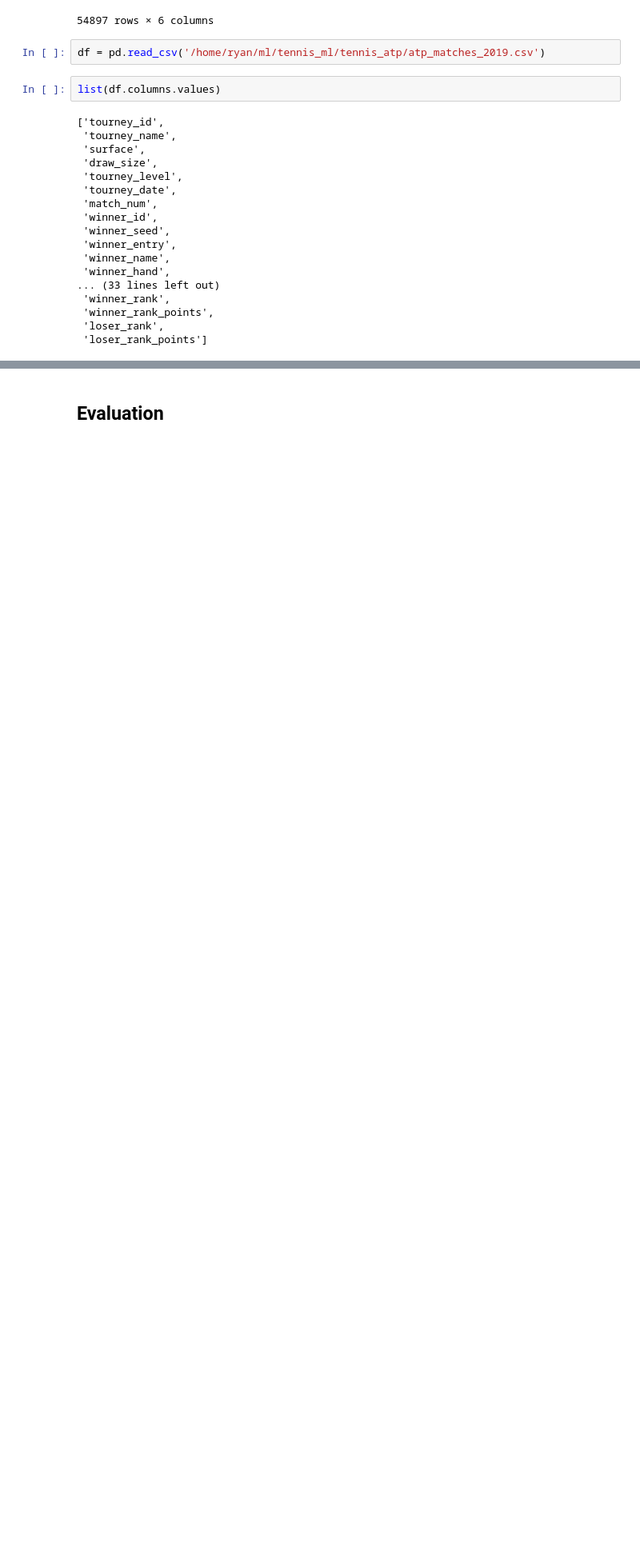
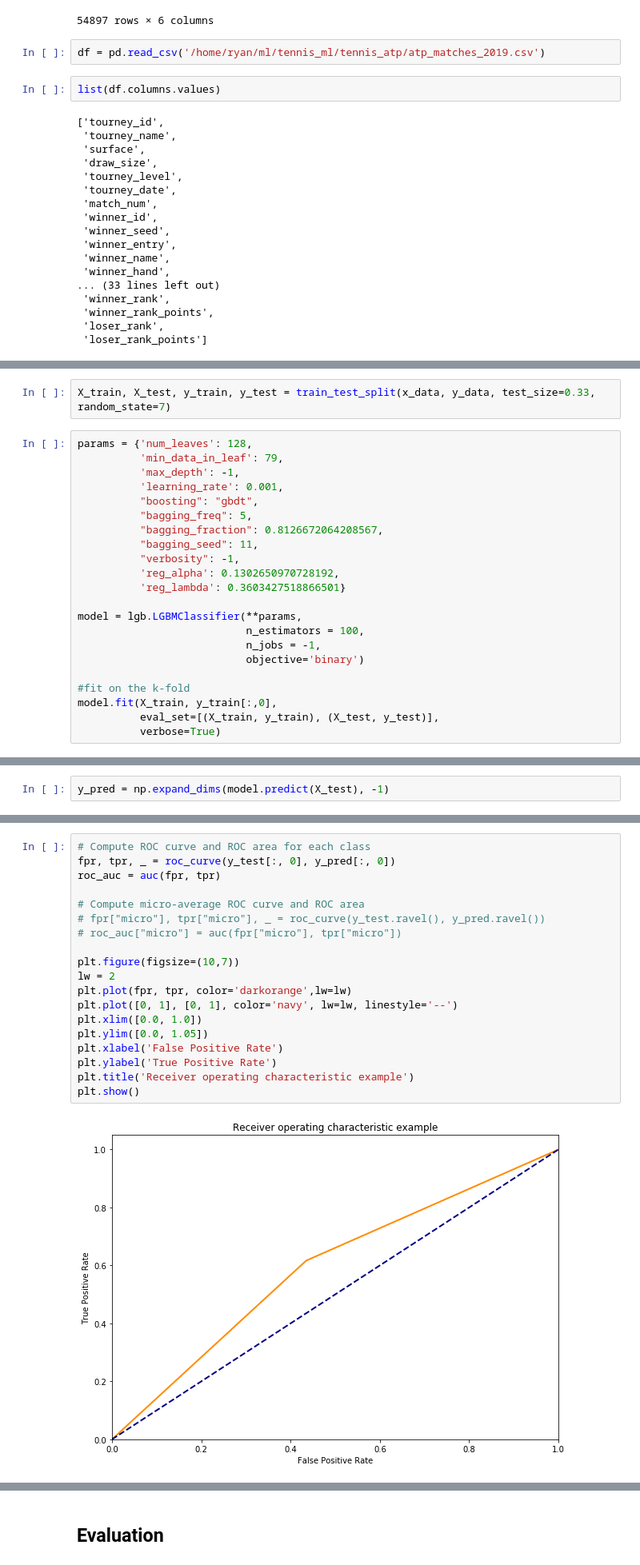
Before and after one commit to rrichards7/tennis-ml, a Jupyter notebook: notebooks/tennis_ml.ipynb, the cells around one changed output, grey strips where cells are left out. Shown at 80% size. Cells and saved outputs as stored; diff of their text form; blank space fills up the shorter version.

Commit message:
major preproc updates and model development work

```diff
--- a/notebooks/tennis_ml.ipynb
+++ b/notebooks/tennis_ml.ipynb
@@ -171,0 +257,24 @@ def extract_stats(df, segments, features):
+# %%
+X_train, X_test, y_train, y_test = train_test_split(x_data, y_data, test_size=0.33, random_state=7)
+# %%
+params = {'num_leaves': 128,
+          'min_data_in_leaf': 79,
+          'max_depth': -1,
+          'learning_rate': 0.001,
+          "boosting": "gbdt",
+          "bagging_freq": 5,
+          "bagging_fraction": 0.8126672064208567,
+          "bagging_seed": 11,
+          "verbosity": -1,
+          'reg_alpha': 0.1302650970728192,
+          'reg_lambda': 0.3603427518866501}
+
+model = lgb.LGBMClassifier(**params,
+                           n_estimators = 100,
+                           n_jobs = -1,
+                           objective='binary')
+
+#fit on the k-fold
+model.fit(X_train, y_train[:,0],
+          eval_set=[(X_train, y_train), (X_test, y_test)],
+          verbose=True)
@@ -171,0 +308,2 @@ def extract_stats(df, segments, features):
+# %%
+y_pred = np.expand_dims(model.predict(X_test), -1)
@@ -171,0 +314,21 @@ def extract_stats(df, segments, features):
+# %%
+# Compute ROC curve and ROC area for each class
+fpr, tpr, _ = roc_curve(y_test[:, 0], y_pred[:, 0])
+roc_auc = auc(fpr, tpr)
+
+# Compute micro-average ROC curve and ROC area
+# fpr["micro"], tpr["micro"], _ = roc_curve(y_test.ravel(), y_pred.ravel())
+# roc_auc["micro"] = auc(fpr["micro"], tpr["micro"])
+
+plt.figure(figsize=(10,7))
+lw = 2
+plt.plot(fpr, tpr, color='darkorange',lw=lw)
+plt.plot([0, 1], [0, 1], color='navy', lw=lw, linestyle='--')
+plt.xlim([0.0, 1.0])
+plt.ylim([0.0, 1.05])
+plt.xlabel('False Positive Rate')
+plt.ylabel('True Positive Rate')
+plt.title('Receiver operating characteristic example')
+plt.show()
+# %% [output]
+[figure, added]
```
Also changed, not shown: parts of 20 cells of this notebook.
